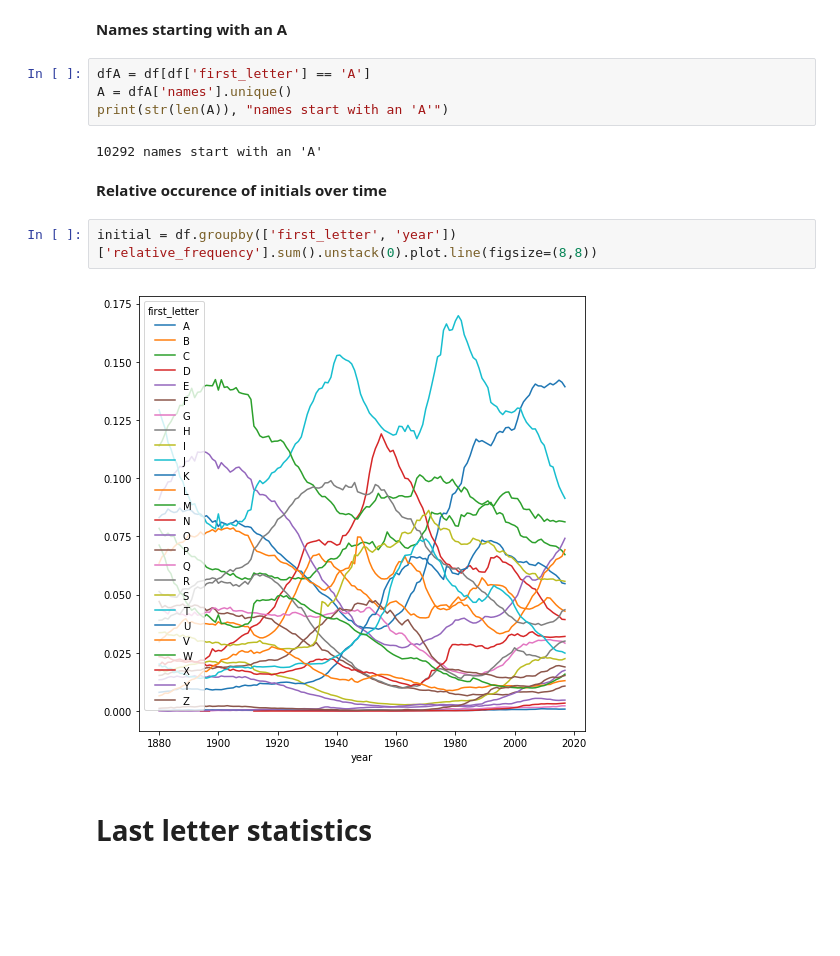
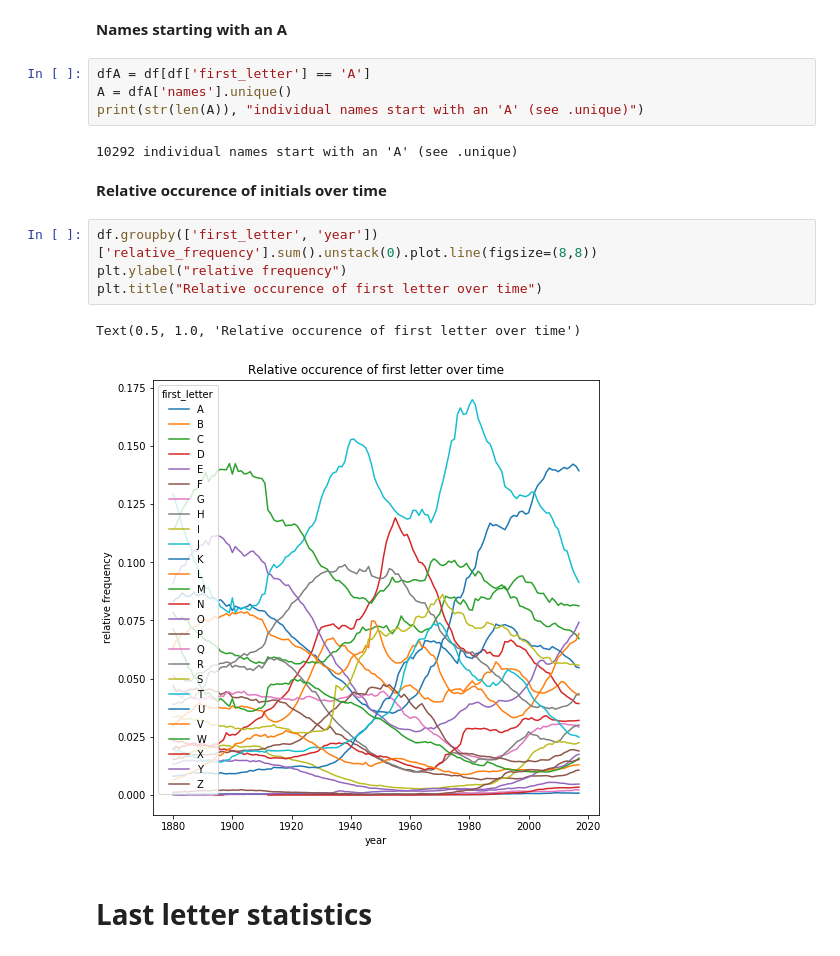
Before and after one commit to maniaclogic/Analysis-given-names, a Jupyter notebook: Babynames.ipynb, the cells around one changed output. Drawn from its saved outputs; the diff is of its cells as text; blank space fills up the shorter version.

```diff
--- a/Babynames.ipynb
+++ b/Babynames.ipynb
@@ -278,15 +319,18 @@ df.head()
 # %%
 dfA = df[df['first_letter'] == 'A']
 A = dfA['names'].unique()
-print(str(len(A)), "names start with an 'A'")
+print(str(len(A)), "individual names start with an 'A' (see .unique)")
 # %% [output]
-10292 names start with an 'A'
+10292 individual names start with an 'A' (see .unique)
 # %% [markdown]
 **Relative occurence of initials over time**
 # %%
-initial = df.groupby(['first_letter', 'year'])['relative_frequency'].sum().unstack(0).plot.line(figsize=(8,8))
+df.groupby(['first_letter', 'year'])['relative_frequency'].sum().unstack(0).plot.line(figsize=(8,8))
+plt.ylabel("relative frequency")
+plt.title("Relative occurence of first letter over time")
 # %% [output]
+Text(0.5, 1.0, 'Relative occurence of first letter over time')
-[figure, old version]
+[figure, new version]
 # %% [markdown]
 # Last letter statistics
 # %%
```
Also changed, not shown: parts of 21 cells of this notebook.
